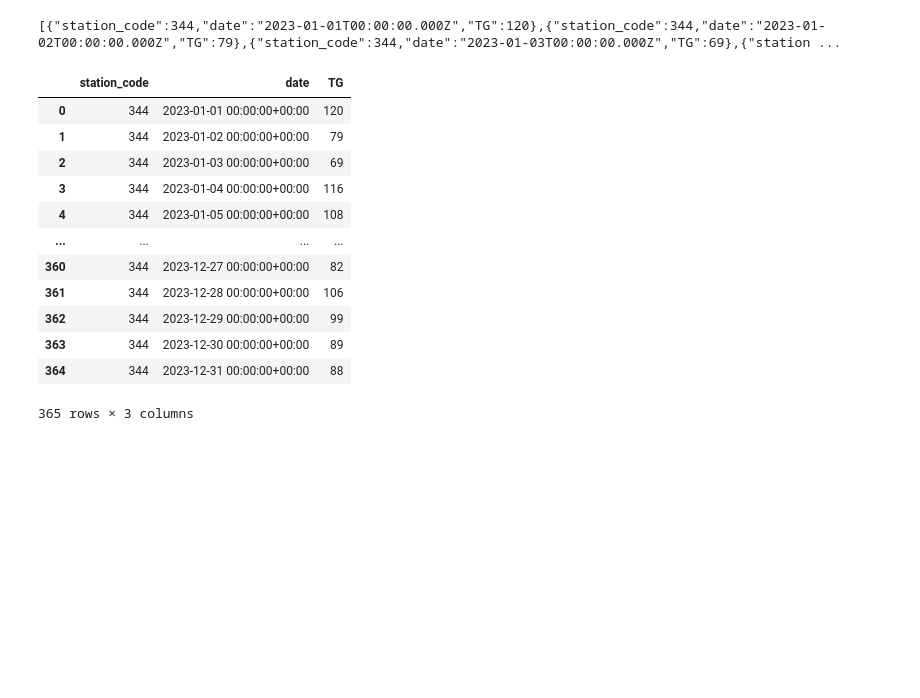
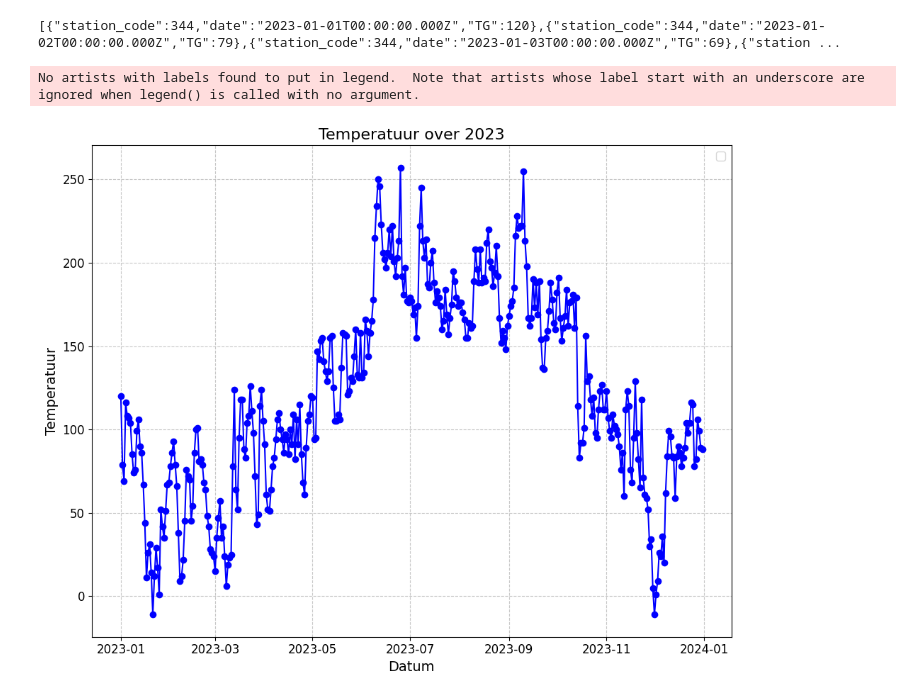
Before and after one commit to MrBr00d/weather_forecast, a Jupyter notebook: main.ipynb, the cells around one changed output. Drawn from its saved outputs; the diff is of its cells as text; code cells hidden in the pictures; blank space fills up the shorter version.

```diff
--- a/main.ipynb
+++ b/main.ipynb
@@ -38,17 +39,22 @@ else:
 # %%
 import pandas as pd
 pd.read_json(result)
+df = pd.read_json(result)
-# %% [output]
-|  | station_code | date | TG |
-| 0 | 344 | 2023-01-01 00:00:00+00:00 | 120 |
-| 1 | 344 | 2023-01-02 00:00:00+00:00 | 79 |
-| 2 | 344 | 2023-01-03 00:00:00+00:00 | 69 |
-| 3 | 344 | 2023-01-04 00:00:00+00:00 | 116 |
-| 4 | 344 | 2023-01-05 00:00:00+00:00 | 108 |
-| ... | ... | ... | ... |
-| 360 | 344 | 2023-12-27 00:00:00+00:00 | 82 |
-| 361 | 344 | 2023-12-28 00:00:00+00:00 | 106 |
-| 362 | 344 | 2023-12-29 00:00:00+00:00 | 99 |
-| 363 | 344 | 2023-12-30 00:00:00+00:00 | 89 |
-| 364 | 344 | 2023-12-31 00:00:00+00:00 | 88 |
-365 rows × 3 columns
+# %%
+import matplotlib.pyplot as plt
+plt.figure(figsize=(10, 8))  # Figuurgrootte instellen
+plt.plot(df['date'], df['TG'], marker='o', linestyle='-', color='b')  # Plotgegevens instellen
+plt.title('Temperatuur over 2023', fontsize=16)  # Titel instellen
+plt.xlabel('Datum', fontsize=14)  # X-as label instellen
+plt.ylabel('Temperatuur', fontsize=14)  # Y-as label instellen
+plt.xticks(fontsize=12)  # X-as tick labels grootte instellen
+plt.yticks(fontsize=12)  # Y-as tick labels grootte instellen
+plt.grid(True, linestyle='--', alpha=0.7)  # Raster toevoegen
+plt.legend(fontsize=12)  # Legenda toevoegen
+plt.tight_layout()  # Lay-out optimaliseren
+
+# Grafiek weergeven
+plt.show()
+# %% [output]
+No artists with labels found to put in legend.  Note that artists whose label start with an underscore are ignored when legend() is called with no argument.
+[figure, added]
```
Also changed, not shown: parts of 1 cell of this notebook.
